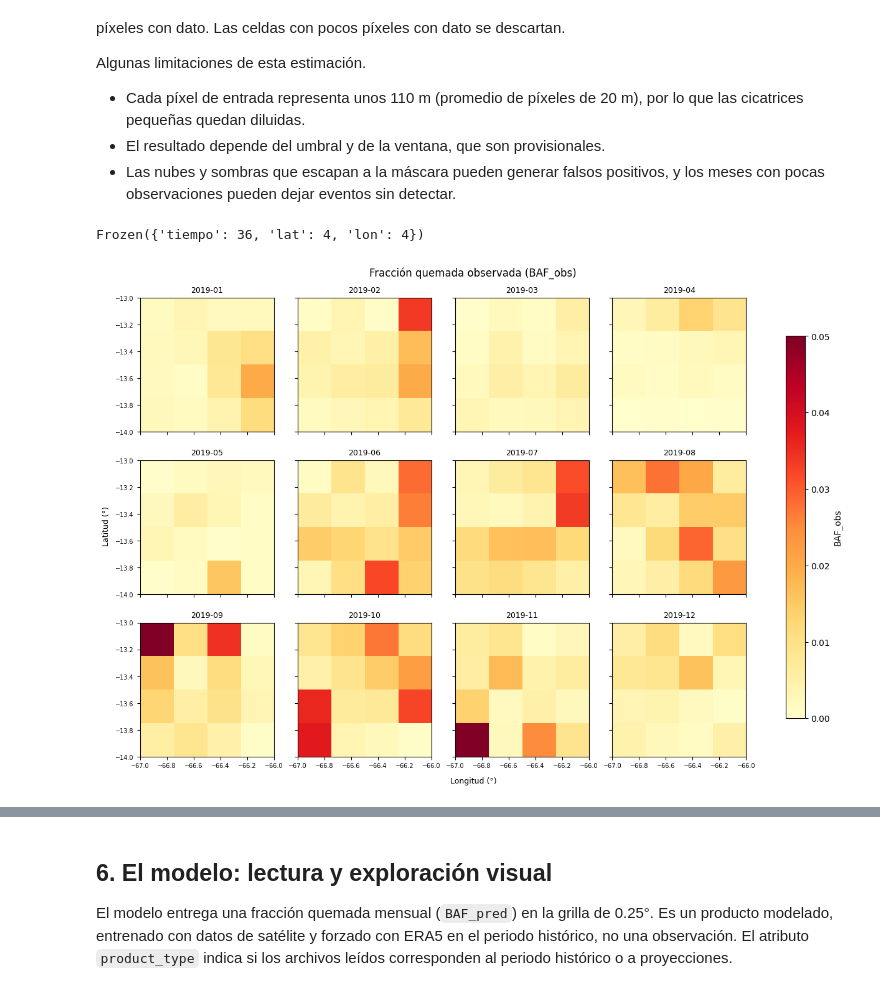
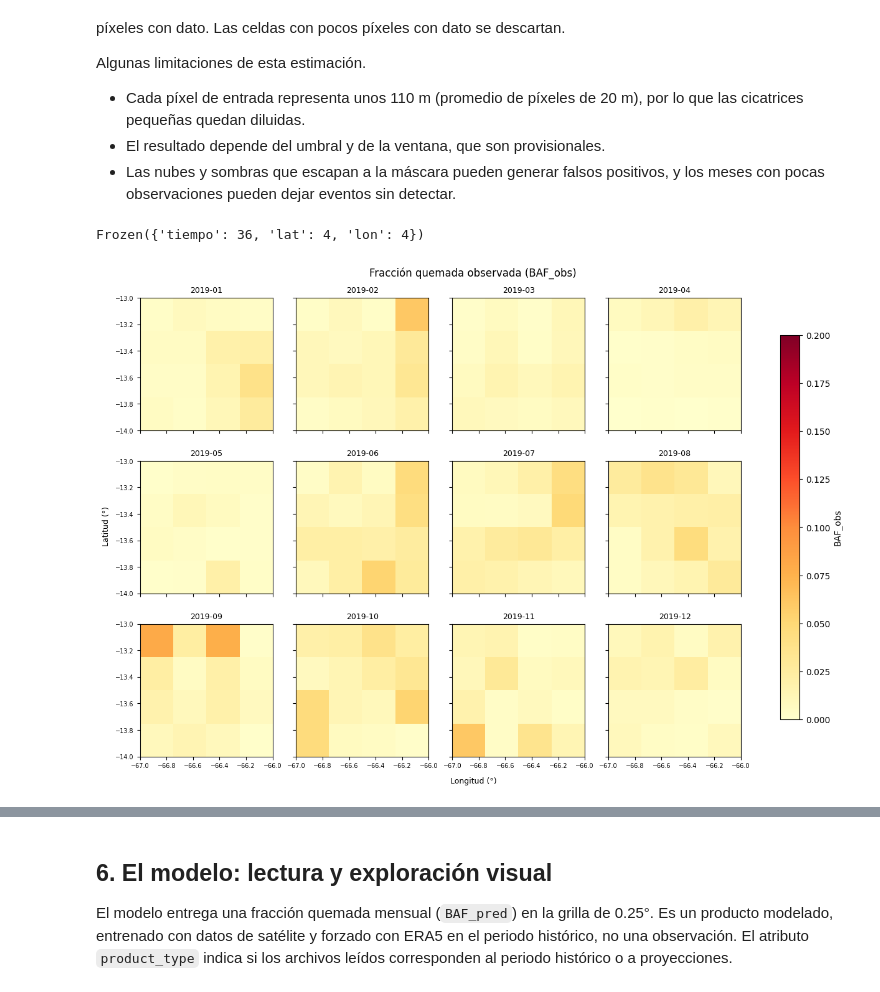
Before and after one commit to laurapaccini/1GE020, a Jupyter notebook: aplicacion_integradora/integrador_dnbr_modelo.ipynb, the cells around one changed output, grey strips where cells are left out. Cells and saved outputs as stored; diff of their text form; code cells hidden in the pictures.

```diff
--- a/aplicacion_integradora/integrador_dnbr_modelo.ipynb
+++ b/aplicacion_integradora/integrador_dnbr_modelo.ipynb
@@ -27,11 +27,11 @@ BBOX = (-67.0, -14.0, -66.0, -13.0)      # oeste, sur, este, norte (múltiplos d
 ANIOS = [2019, 2020, 2021]
 
 # Ubicación de los datos
-RUTA_DNBR = "salidas_dnbr"               # GeoTIFF generados con dnbr_mensual.py
-RUTA_MODELO = "datos/modelo_BAF"             # archivos NetCDF del modelo (BAF_pred_<año>*.nc)
+RUTA_DNBR = "datos_pc6/salidas_dnbr"               # GeoTIFF generados con dnbr_mensual.py
+RUTA_MODELO = "datos_pc6/modelo_BAF"             # archivos NetCDF del modelo (BAF_pred_<año>*.nc)
 
 # Parámetros del análisis (provisionales; se calibran en las secciones siguientes)
-UMBRAL = 0.25          # anomalía de dNBR desde la cual un píxel se considera quemado
+UMBRAL = 0.35          # anomalía de dNBR desde la cual un píxel se considera quemado
 VENTANA = 3            # meses previos revisados para no contar dos veces una cicatriz
 MINIMO_VALIDO = 0.5    # fracción mínima de píxeles con dato para aceptar una celda de 0.25°
 # %% [markdown]
@@ -137,9 +137,9 @@ Algunas limitaciones de esta estimación.
 # %%
 grilla = an.a_grilla_modelo(nueva, minimo_valido=MINIMO_VALIDO)
 obs = grilla["BAF_obs"]
 print(obs.sizes)
-fig = dv.panel_mensual(obs.sel(tiempo=str(ANIOS[0])), vlim=0.05, vmin=0, cmap="YlOrRd",
+fig = dv.panel_mensual(obs.sel(tiempo=str(ANIOS[0])), vlim=0.2, vmin=0, cmap="YlOrRd",
                        titulo="Fracción quemada observada (BAF_obs)")
 # %% [output]
 Frozen({'tiempo': 36, 'lat': 4, 'lon': 4})
-[figure, old version]
+[figure, new version]
```
Also changed, not shown: parts of 11 cells of this notebook.
